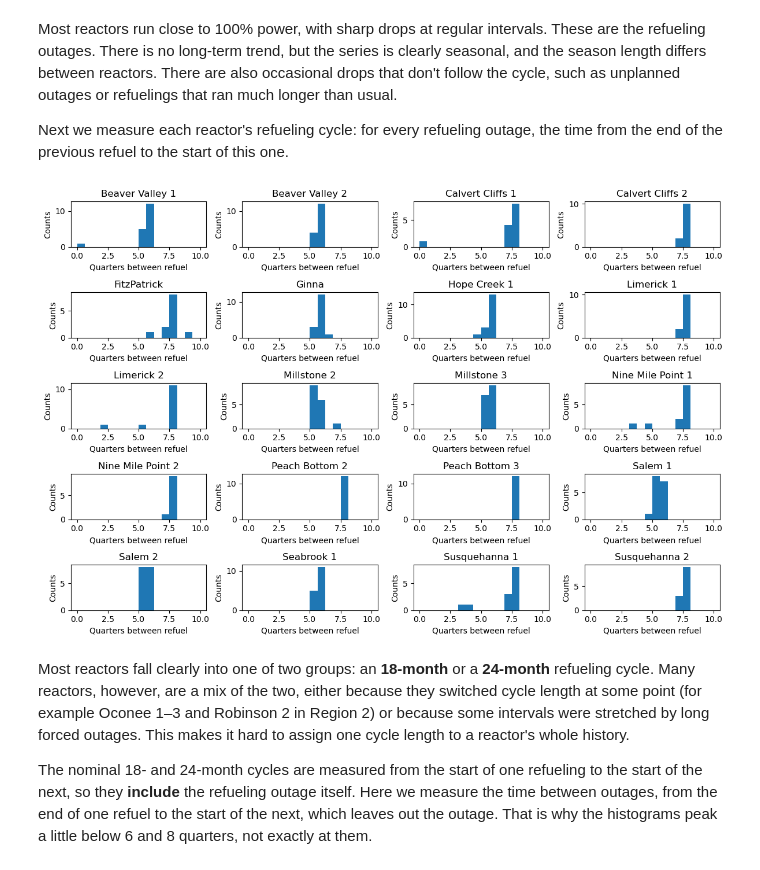
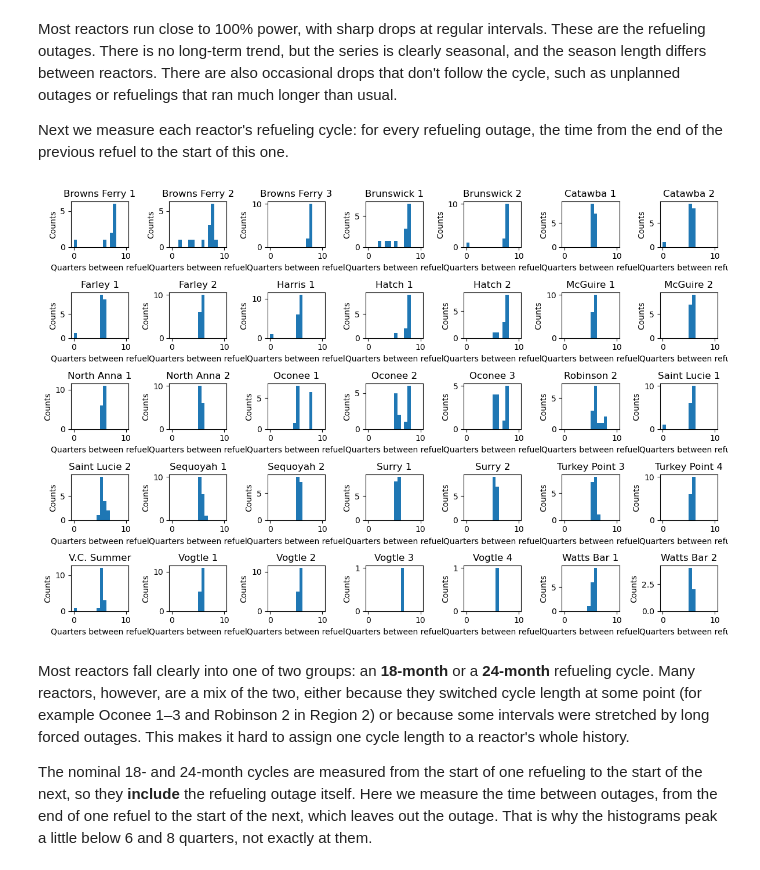
Before and after one commit to Erdos-Projects/fall-2026-nuclear-power-for-data-centers, a Jupyter notebook: notebooks/PreliminaryForecasts.ipynb, the cells around one changed output. Saved outputs shown, nothing was run; the diff lists cells and outputs as text; code cells hidden in the pictures.

```diff
--- a/notebooks/PreliminaryForecasts.ipynb
+++ b/notebooks/PreliminaryForecasts.ipynb
@@ -34,7 +34,7 @@ import numpy as np
 from pathlib import Path
 
 # Our cleaned reactor data lives here
-outdir = Path("/Users/vassu/Desktop/Erdos_DataScience/NuclearReliability/reactor_data/cleaned_data/")
+outdir = Path.cwd().parent / "data" / "processed" / "nrc" / "cleaned_data"
 
 # load the data. We need to pass on the parse_dates option so that we can perform operations on the date column
 # By default the date column will be treated as a string (because of the dashes)
@@ -171,27 +118,27 @@ refueling_df = outages_df[ outages_df["outage_reason"] == "refueling outage" ].s
 
 refueling_df["quarters_since_last_refuel"] = (refueling_df["Start_Date"] - refueling_df.groupby("Unit")["End_Date"].shift(1)).dt.days/(91)
 # %%
-region = "Region 1"
+region = "Region 2"
 regional_df = refueling_df[ refueling_df["Region"] == region ]
 reactors = regional_df["Unit"].unique()
 
 n_rows = 5
 n_columns = math.ceil(len(reactors)/n_rows)
 
 fig, axes = plt.subplots(n_rows, n_columns, figsize=(12,8))
 axes = axes.flatten()
 
 for i in range(len(reactors)):
 
     axes[i].hist(regional_df[ regional_df["Unit"] == reactors[i]]["quarters_since_last_refuel"], bins=16, range=(0, 10))
     axes[i].set_xlabel("Quarters between refuel")
     axes[i].set_ylabel("Counts")
     axes[i].set_title(f'{reactors[i]}')
 
 plt.tight_layout()
 plt.show()
 # %% [output]
-[figure, old version]
+[figure, new version]
 # %% [markdown]
 Most reactors fall clearly into one of two groups: an **18-month** or a **24-month** refueling cycle. Many reactors, however, are a mix of the two, either because they switched cycle length at some point (for example Oconee 1–3 and Robinson 2 in Region 2) or because some intervals were stretched by long forced outages. This makes it hard to assign one cycle length to a reactor's whole history.
 
```
Also changed, not shown: parts of 4 cells of this notebook, 3 other files.
